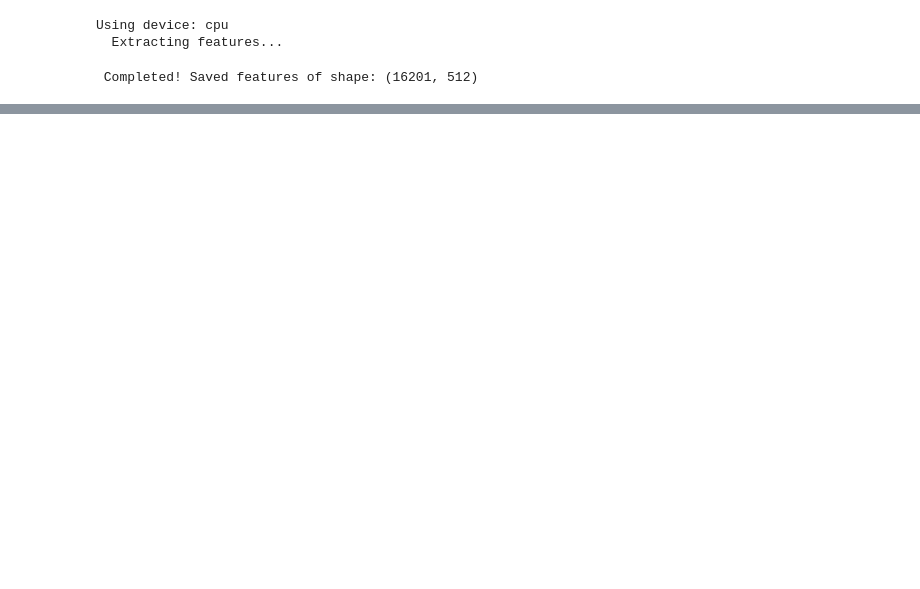
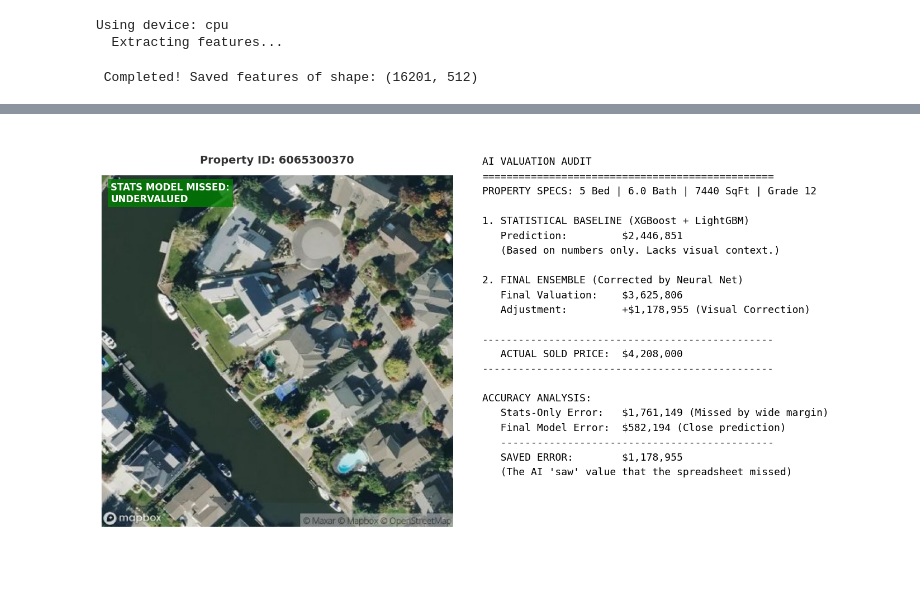
Before and after one commit to astha156369/Satellite_Property_Valuation, a Jupyter notebook: notebooks/model_training.ipynb, the cells around one changed output, grey strips where cells are left out. Saved outputs shown, nothing was run; the diff lists cells and outputs as text; code cells hidden in the pictures; blank space fills up the shorter version.

```diff
--- a/notebooks/model_training.ipynb
+++ b/notebooks/model_training.ipynb
@@ -107,0 +897,89 @@ Using device: cpu
+# %%
+base_error = np.abs(vec_actual - vec_base)
+final_error = np.abs(vec_actual - vec_final)
+improvement = base_error - final_error
+
+best_loc_idx = np.argmax(improvement) # Index in the validation array
+sample_idx = val_idx[best_loc_idx]    # Index in the original DataFrame
+
+# Extract Values for this specific house
+val_actual = vec_actual[best_loc_idx]
+val_base = vec_base[best_loc_idx]
+val_final = vec_final[best_loc_idx]
+val_imp = improvement[best_loc_idx]
+val_premium = val_final - val_base # How much value did AI add/subtract?
+# %%
+fig = plt.figure(figsize=(15, 8), facecolor='white')
+gs = gridspec.GridSpec(1, 2, width_ratios=[1, 1.2])
+
+ax0 = plt.subplot(gs[0])
+img_id = df_stack.iloc[sample_idx]['id']
+img_path = f"../data/property_images/{int(img_id)}.jpg"
+
+# Try to find extension if .jpg fails
+if not os.path.exists(img_path):
+    for ext in ['.jpeg', '.png']:
+        if os.path.exists(img_path.replace('.jpg', ext)):
+            img_path = img_path.replace('.jpg', ext)
+            break
+
+try:
+    img = Image.open(img_path)
+    ax0.imshow(img)
+    ax0.set_title(f"Property ID: {int(img_id)}", fontsize=14, fontweight='bold', color='#333', pad=15)
+
+    # Add a "stamp" based on correction
+    stamp_text = "UNDERVALUED" if val_premium > 0 else "OVERVALUED"
+    stamp_col = "green" if val_premium > 0 else "red"
+    ax0.text(10, 30, f"STATS MODEL MISSED:\n{stamp_text}",
+             fontsize=12, color='white', fontweight='bold',
+             bbox=dict(facecolor=stamp_col, alpha=0.8, edgecolor='none'))
+
+    ax0.axis('off')
+except Exception as e:
+    ax0.text(0.5, 0.5, "Image Not Found", ha='center', fontsize=14)
+    ax0.axis('off')
+    print(f"Warning: Could not load image at {img_path}")
+
+ax1 = plt.subplot(gs[1])
+ax1.axis('off')
+
+# Dynamic Text Generation
+house_stats = (f"{df_stack.iloc[sample_idx]['bedrooms']} Bed | "
+               f"{df_stack.iloc[sample_idx]['bathrooms']} Bath | "
+               f"{df_stack.iloc[sample_idx]['sqft_living']} SqFt | "
+               f"Grade {df_stack.iloc[sample_idx]['grade']}")
+
+report_text = (
+    f"AI VALUATION AUDIT\n"
+    f"================================================\n"
+    f"PROPERTY SPECS: {house_stats}\n\n"
+
+    f"1. STATISTICAL BASELINE (XGBoost + LightGBM)\n"
+    f"   Prediction:         ${val_base:,.0f}\n"
+    f"   (Based on numbers only. Lacks visual context.)\n\n"
+
+    f"2. FINAL ENSEMBLE (Corrected by Neural Net)\n"
+    f"   Final Valuation:    ${val_final:,.0f}\n"
+    f"   Adjustment:         {'+' if val_premium > 0 else '-'}${abs(val_premium):,.0f} (Visual Correction)\n\n"
+
+    f"------------------------------------------------\n"
+    f"   ACTUAL SOLD PRICE:  ${val_actual:,.0f}\n"
+    f"------------------------------------------------\n\n"
+
+    f"ACCURACY ANALYSIS:\n"
+    f"   Stats-Only Error:   ${base_error[best_loc_idx]:,.0f} (Missed by wide margin)\n"
+    f"   Final Model Error:  ${final_error[best_loc_idx]:,.0f} (Close prediction)\n"
+    f"   ---------------------------------------------\n"
+    f"   SAVED ERROR:        ${val_imp:,.0f}\n"
+    f"   (The AI 'saw' value that the spreadsheet missed)"
+)
+
+# Plot the text with monospace font for alignment
+ax1.text(0.05, 0.95, report_text, fontsize=13, fontfamily='monospace', va='top', linespacing=1.6)
+
+plt.tight_layout()
+plt.savefig("../results/Final_Evidence_Report.png", dpi=300, bbox_inches='tight')
+print("Report Generated: 'Final_Evidence_Report.png'")
+plt.show()
+# %% [output]
@@ -107,0 +987 @@ Using device: cpu
+[figure, added]
```
Also changed, not shown: parts of 33 cells of this notebook, 24 other files.
